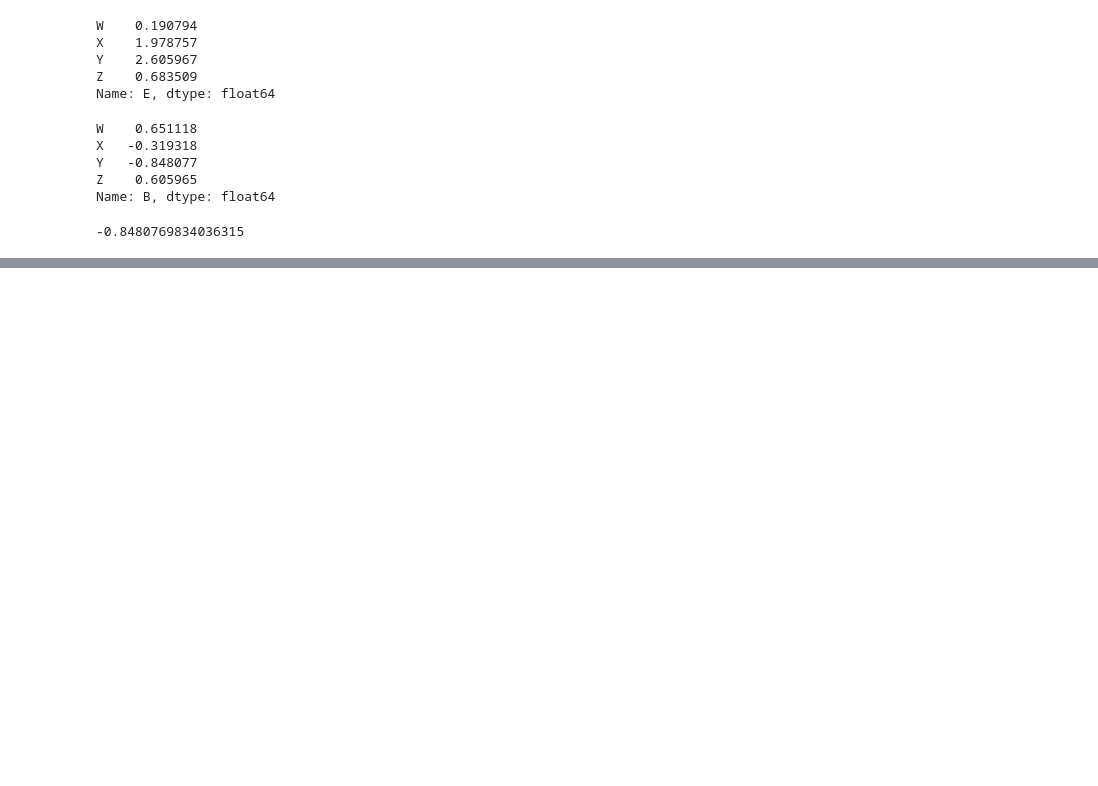
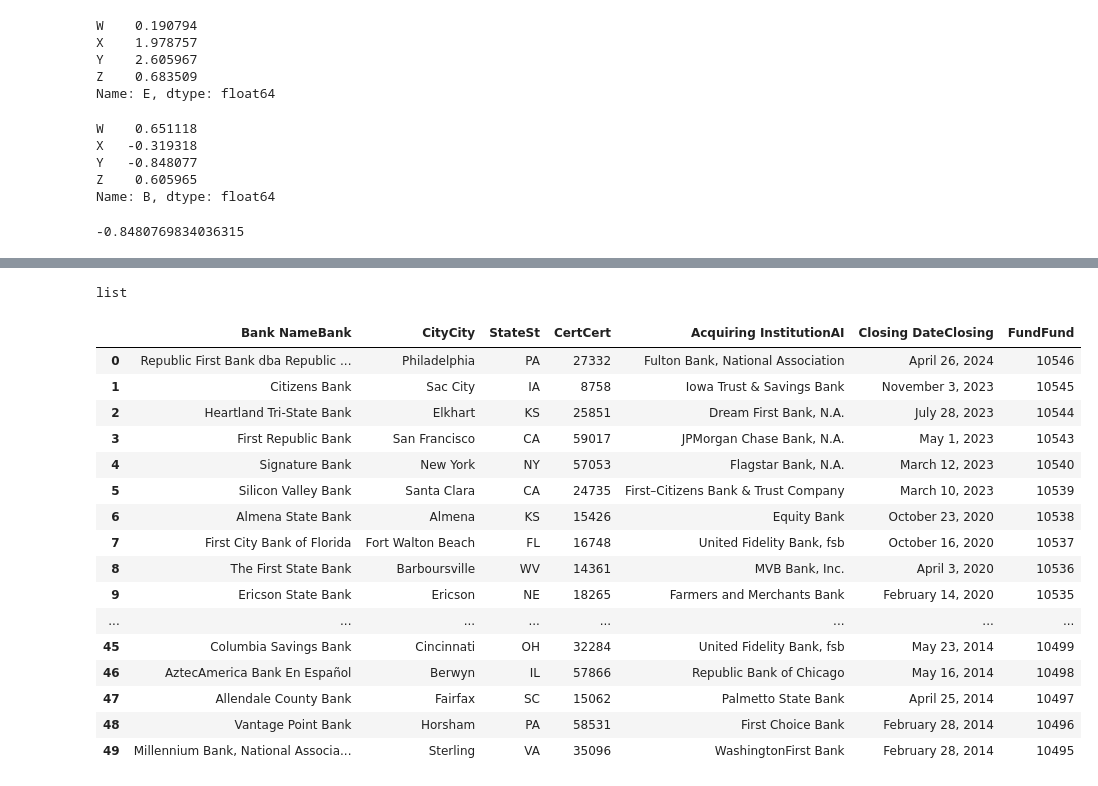
Before and after one commit to Gegcuk/PythonforDataScienceandMachineLearningBootcamp, a Jupyter notebook: Section6Pandas.ipynb, the cells around one changed output, grey strips where cells are left out. Cells and saved outputs as stored; diff of their text form; code cells hidden in the pictures; blank space fills up the shorter version.

```diff
--- a/Section6Pandas.ipynb
+++ b/Section6Pandas.ipynb
@@ -175,0 +572,2 @@ df.loc['B','Y']
+# %%
+data = pd.read_html('https://www.fdic.gov/resources/resolutions/bank-failures/failed-bank-list/')
@@ -175,0 +594,24 @@ df.loc['B','Y']
+# %%
+type(data)
+# %% [output]
+list
+# %%
+data[0].head(50)
+# %% [output]
+|  | Bank NameBank | CityCity | StateSt | CertCert | Acquiring InstitutionAI | Closing DateClosing | FundFund |
+| 0 | Republic First Bank dba Republic ... | Philadelphia | PA | 27332 | Fulton Bank, National Association | April 26, 2024 | 10546 |
+| 1 | Citizens Bank | Sac City | IA | 8758 | Iowa Trust & Savings Bank | November 3, 2023 | 10545 |
+| 2 | Heartland Tri-State Bank | Elkhart | KS | 25851 | Dream First Bank, N.A. | July 28, 2023 | 10544 |
+| 3 | First Republic Bank | San Francisco | CA | 59017 | JPMorgan Chase Bank, N.A. | May 1, 2023 | 10543 |
+| 4 | Signature Bank | New York | NY | 57053 | Flagstar Bank, N.A. | March 12, 2023 | 10540 |
+| 5 | Silicon Valley Bank | Santa Clara | CA | 24735 | First–Citizens Bank & Trust Company | March 10, 2023 | 10539 |
+| 6 | Almena State Bank | Almena | KS | 15426 | Equity Bank | October 23, 2020 | 10538 |
+| 7 | First City Bank of Florida | Fort Walton Beach | FL | 16748 | United Fidelity Bank, fsb | October 16, 2020 | 10537 |
+| 8 | The First State Bank | Barboursville | WV | 14361 | MVB Bank, Inc. | April 3, 2020 | 10536 |
+| 9 | Ericson State Bank | Ericson | NE | 18265 | Farmers and Merchants Bank | February 14, 2020 | 10535 |
+| ... | ... | ... | ... | ... | ... | ... | ... |
+| 45 | Columbia Savings Bank | Cincinnati | OH | 32284 | United Fidelity Bank, fsb | May 23, 2014 | 10499 |
+| 46 | AztecAmerica Bank En Español | Berwyn | IL | 57866 | Republic Bank of Chicago | May 16, 2014 | 10498 |
+| 47 | Allendale County Bank | Fairfax | SC | 15062 | Palmetto State Bank | April 25, 2014 | 10497 |
+| 48 | Vantage Point Bank | Horsham | PA | 58531 | First Choice Bank | February 28, 2014 | 10496 |
+| 49 | Millennium Bank, National Associa... | Sterling | VA | 35096 | WashingtonFirst Bank | February 28, 2014 | 10495 |
```
Also changed, not shown: parts of 62 cells of this notebook, 1 other file.
